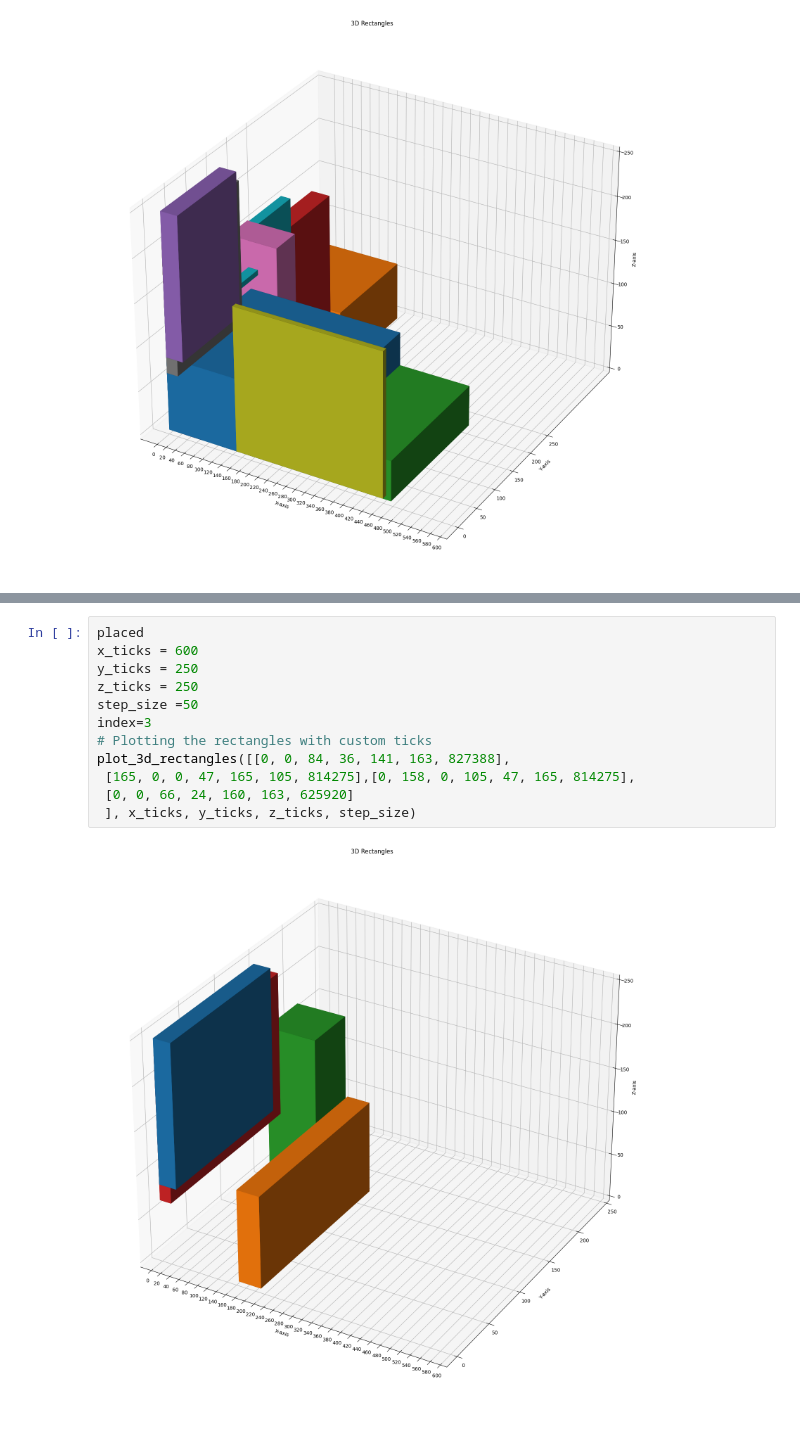
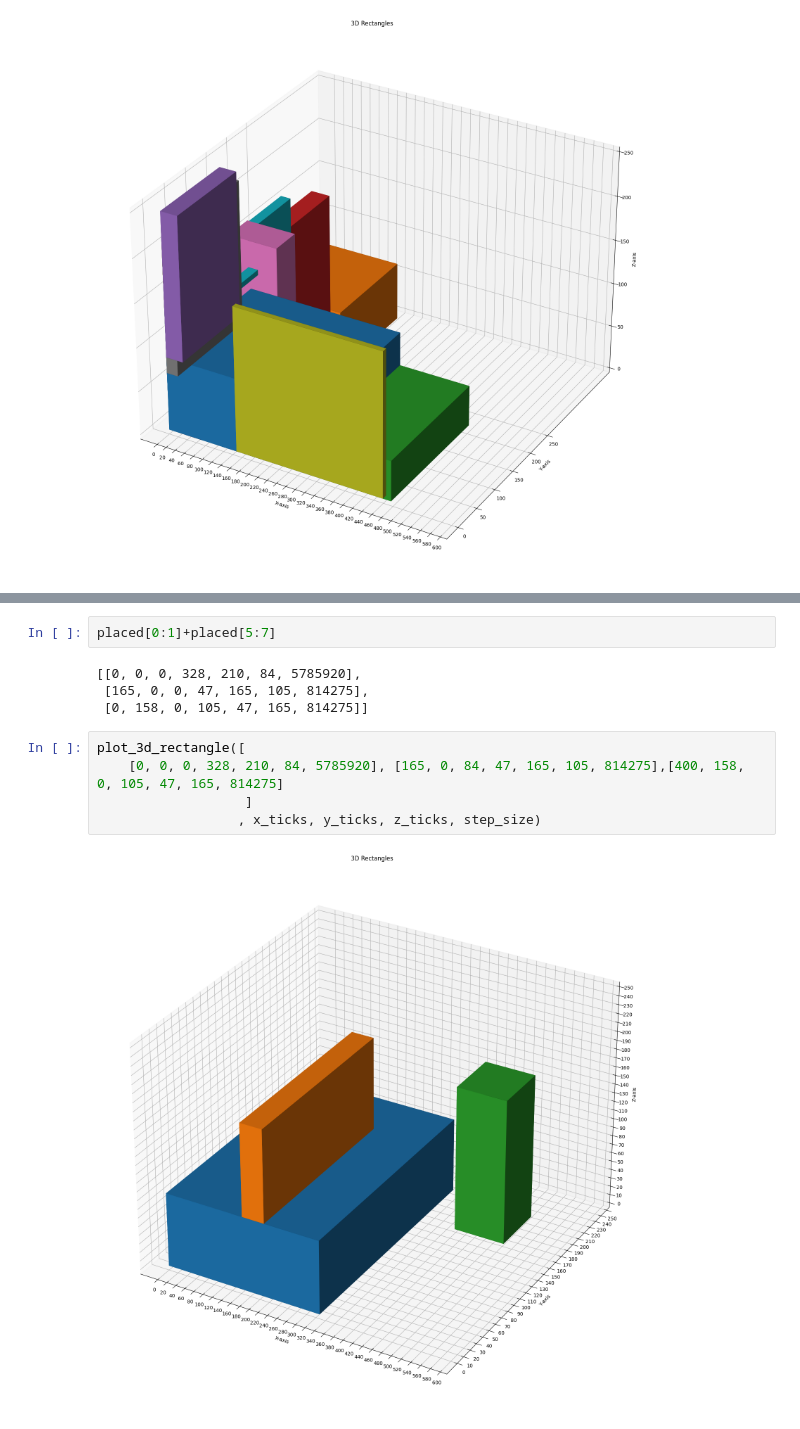
Before and after one commit to mahboobelahi/CLP, a Jupyter notebook: Tests.ipynb, the cells around one changed output, grey strips where cells are left out. Saved outputs shown, nothing was run; the diff lists cells and outputs as text.

```diff
--- a/Tests.ipynb
+++ b/Tests.ipynb
@@ -293,14 +336,13 @@ for item in SV:
+# %%
+placed[0:1]+placed[5:7]
+# %% [output]
+[[0, 0, 0, 328, 210, 84, 5785920],
+ [165, 0, 0, 47, 165, 105, 814275],
+ [0, 158, 0, 105, 47, 165, 814275]]
 # %%
-placed
-x_ticks = 600
-y_ticks = 250
-z_ticks = 250
-step_size =50
-index=3
-# Plotting the rectangles with custom ticks
-plot_3d_rectangles([[0, 0, 84, 36, 141, 163, 827388],
- [165, 0, 0, 47, 165, 105, 814275],[0, 158, 0, 105, 47, 165, 814275],
- [0, 0, 66, 24, 160, 163, 625920]
- ], x_ticks, y_ticks, z_ticks, step_size)
+plot_3d_rectangle([
+    [0, 0, 0, 328, 210, 84, 5785920], [165, 0, 84, 47, 165, 105, 814275],[400, 158, 0, 105, 47, 165, 814275]
+                   ]
+                  , x_ticks, y_ticks, z_ticks, step_size)
 # %% [output]
-[figure, old version]
+[figure, new version]
```
Also changed, not shown: parts of 8 cells of this notebook.
